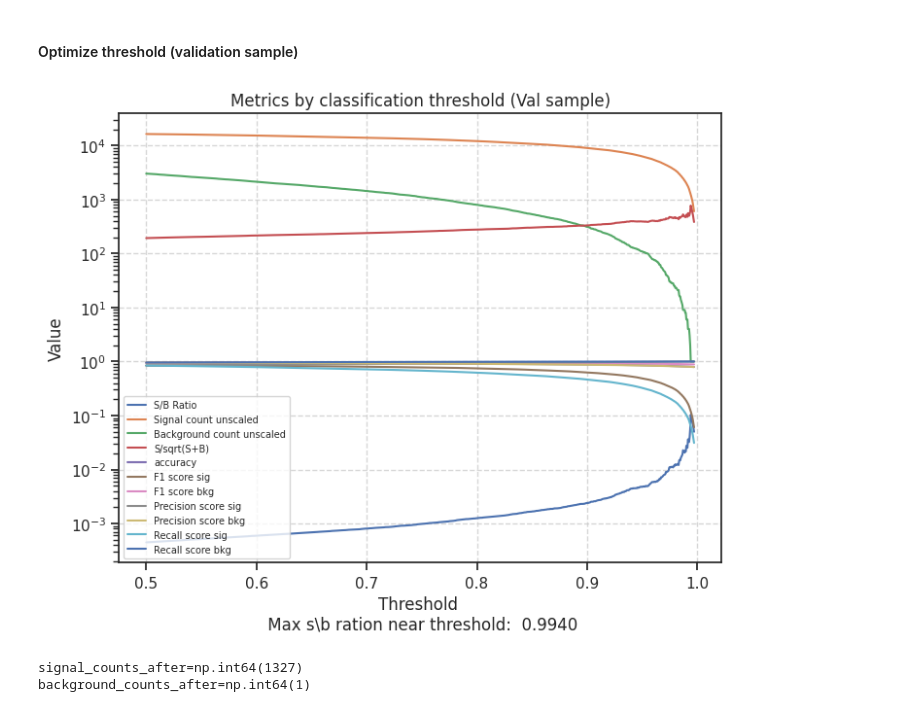
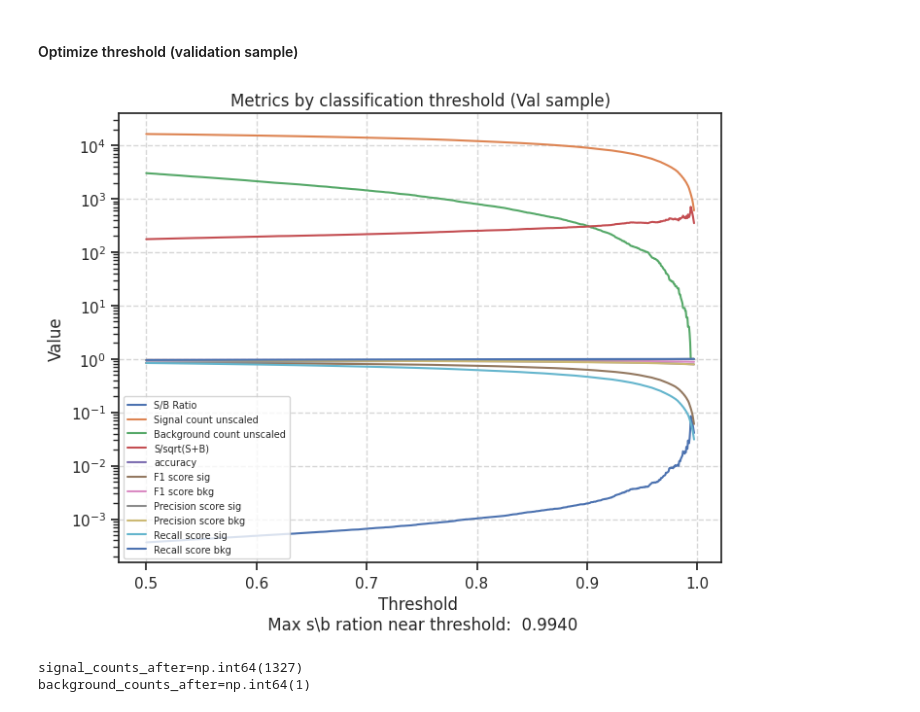
Before and after one commit to ArtSmirnovCH/SPD-Lc-pKpi-27, a Jupyter notebook: analysis_notebooks/ML_analysis/classifiers/XGBoost_classifier.ipynb, the cells around one changed output. Cells and saved outputs as stored; diff of their text form; code cells hidden in the pictures.

```diff
--- a/analysis_notebooks/ML_analysis/classifiers/XGBoost_classifier.ipynb
+++ b/analysis_notebooks/ML_analysis/classifiers/XGBoost_classifier.ipynb
@@ -65,7 +67,7 @@ y = train_df['tag'].map({'Sig': 1, 'Bg': 0}).copy()
 
 x_train_full, x_val_full, y_train, y_val = train_test_split(x, y, test_size=0.2, shuffle=True, stratify=y, random_state=CFG.seed)
 
-features_list = CFG.feature_set_1
+features_list = CFG.feature_set_3
 # features_list = CFG.feature_cut_based_sel
 
 x_train = x_train_full[features_list].copy()
@@ -875,19 +877,15 @@ for threshold in np.arange(0.5, 1, 0.0005):
     signal_eff_ML = signal_counts_after / signal_counts_before
     background_eff_ML = background_counts_after / background_counts_before
 
-    sig_mass_distr = test_df.loc[test_df['tag'] == 'Sig', 'mass_Lc']
-    bg_mass_distr = test_df.loc[test_df['tag'] == 'Bg', 'mass_Lc']
+    sig_mass_distr = train_df.loc[train_df['tag'] == 'Sig', 'mass_Lc']
+    bg_mass_distr = train_df.loc[train_df['tag'] == 'Bg', 'mass_Lc']
 
     overall_s_b, significance, *_ = signal_estimates(
         sig_mass_distr=sig_mass_distr,
         bg_mass_distr=bg_mass_distr,
         have_sig_events=CFG.have_sig_events_2 * 0.2 / signal_eff_ML,    # 0.2 is val_fraction in train dataset
         have_bg_events=CFG.have_bg_events_2 * 0.2 / background_eff_ML,
-        sig_efficiency=signal_eff_ML,
-        bg_efficiency=background_eff_ML,
         mass_interval=CFG.mass_interval,
-        sigma_sig_eff=1,
-        sigma_bg_eff=1,
         visualization=False,
         verbose=False
     )
@@ -1005,34 +1003,34 @@ sns.lineplot(
     y='prec_bkg',
     label='Precision score bkg',
     ax=ax,
 )
 
 sns.lineplot(
     data=res_df,
     x='threshold',
     y='rec_sig',
     label='Recall score sig',
     ax=ax,
 )
 
 sns.lineplot(
     data=res_df,
     x='threshold',
     y='rec_bkg',
     label='Recall score bkg',
     ax=ax,
 )
 
 ax.set_title('Metrics by classification threshold (Val sample)')
 ax.set_xlabel(f'Threshold \n Max s\\b ration near threshold: {res_df.iloc[res_df['s_over_b'].idxmax()]['threshold']: .4f}')
 ax.set_ylabel('Value')
 ax.set_yscale('log')
 ax.grid(True, linestyle='--', alpha=0.8)
 ax.legend(prop={'size': 7})
 fig.savefig('/home/ome123/Рабочий стол/SPD/SPD_Lc_pKpi_27/plots/s_over_b_from_threshold.pdf', bbox_inches='tight')
 plt.show()
 # %% [output]
-[figure, old version]
+[figure, new version]
 # %%
 optimal_threshold = 0.9936
 
```
Also changed, not shown: parts of 14 cells of this notebook, 10 other files.
